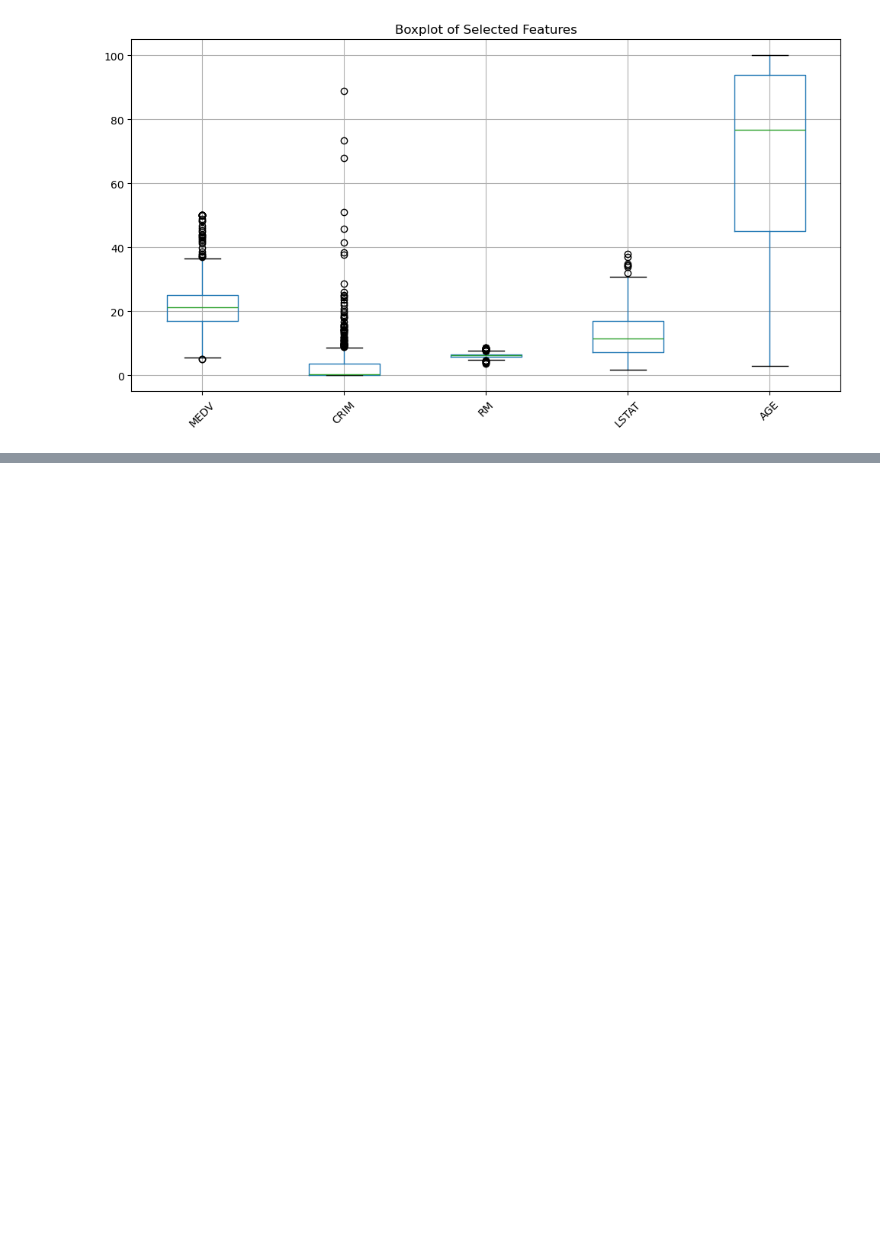
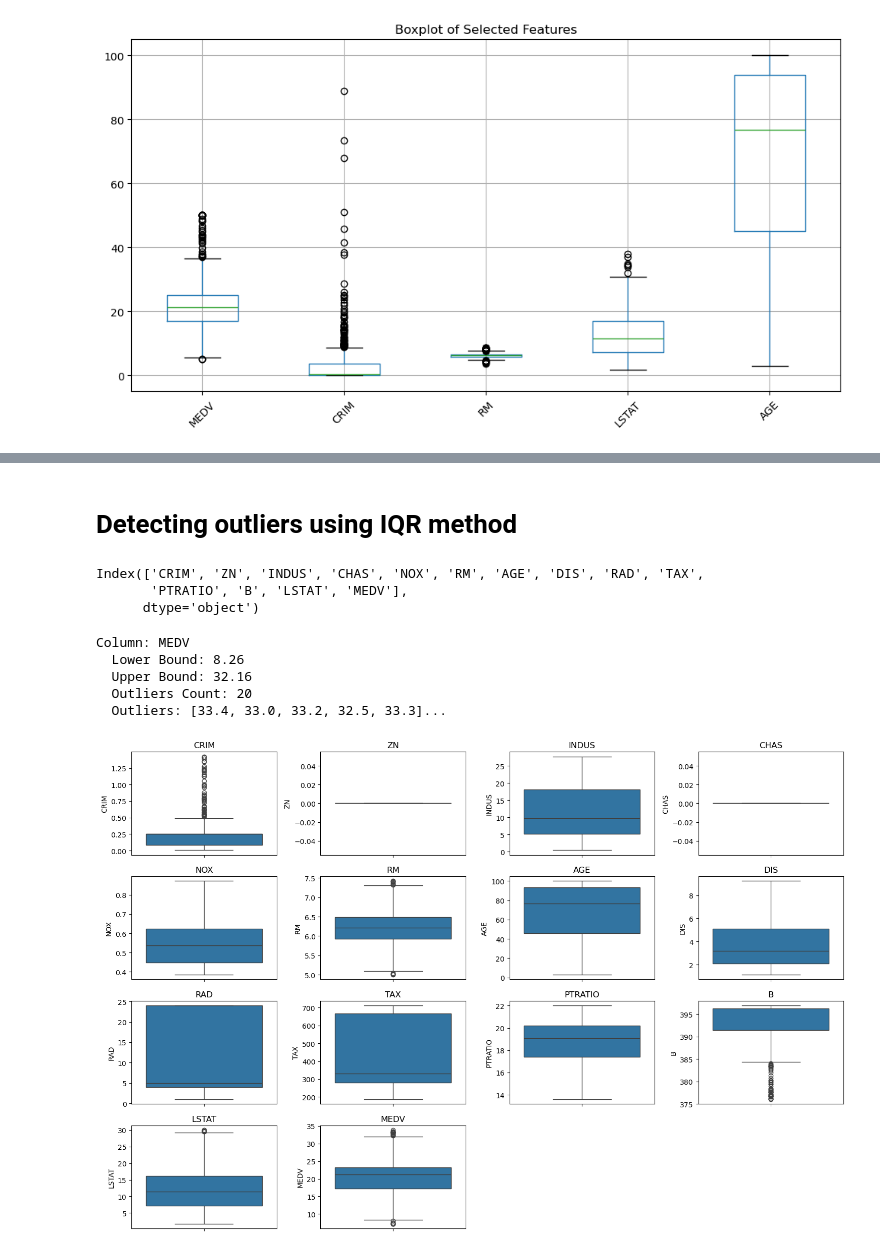
Before and after one commit to Omdena-NIC-Nepal/machine-learning-introduction-Bansnetsajak007, a Jupyter notebook: notebooks/EDA.ipynb, the cells around one changed output, grey strips where cells are left out. Drawn from its saved outputs; the diff is of its cells as text; code cells hidden in the pictures; blank space fills up the shorter version.

```diff
--- a/notebooks/EDA.ipynb
+++ b/notebooks/EDA.ipynb
@@ -125,0 +227,2 @@ plt.show()
+# %%
+data.fillna(data.median(), inplace=True)
@@ -125,0 +247,55 @@ plt.show()
+# %% [markdown]
+# Detecting outliers using IQR method
+# %%
+
+numerical_cols = data.select_dtypes(include=[np.number]).columns
+numerical_cols
+# %% [output]
+Index(['CRIM', 'ZN', 'INDUS', 'CHAS', 'NOX', 'RM', 'AGE', 'DIS', 'RAD', 'TAX',
+       'PTRATIO', 'B', 'LSTAT', 'MEDV'],
+      dtype='object')
+# %%
+outliers_info = {}
+
+#detecting outliers in each numerical columns
+
+for col in numerical_cols:
+    Q1 = data[col].quantile(0.25)
+    Q3 = data[col].quantile(0.75)
+    IQR = Q3 - Q1
+    lower_bound = Q1 - 1.5 * IQR
+    upper_bound = Q3 + 1.5 * IQR
+
+outliers = data[(data[col] < lower_bound) | (data[col] > upper_bound)]
+outliers_info[col] = {
+    'Lower Bound': lower_bound,
+    'Upper Bound': upper_bound,
+    'Outliers Count': len(outliers),
+    'Outliers': outliers[col].tolist()
+}
+
+for col, info in outliers_info.items():
+    print(f"Column: {col}")
+    print(f"  Lower Bound: {info['Lower Bound']:.2f}")
+    print(f"  Upper Bound: {info['Upper Bound']:.2f}")
+    print(f"  Outliers Count: {info['Outliers Count']}")
+    print(f"  Outliers: {info['Outliers'][:5]}...")  # Showieng first 5 outliers
+    print()
+# %% [output]
+Column: MEDV
+  Lower Bound: 8.26
+  Upper Bound: 32.16
+  Outliers Count: 20
+  Outliers: [33.4, 33.0, 33.2, 32.5, 33.3]...
+# %%
+#visualizing dataset with outliers plotting boxplots for each numerical column
+plt.figure(figsize=(15, 10))
+for i, col in enumerate(numerical_cols, 1):
+    plt.subplot(4, 4, i)
+    sns.boxplot(data=data[col])
+    plt.title(col)
+    plt.tight_layout()
+
+plt.show()
+# %% [output]
+[figure, added]
```
Also changed, not shown: parts of 19 cells of this notebook, 2 other files.
